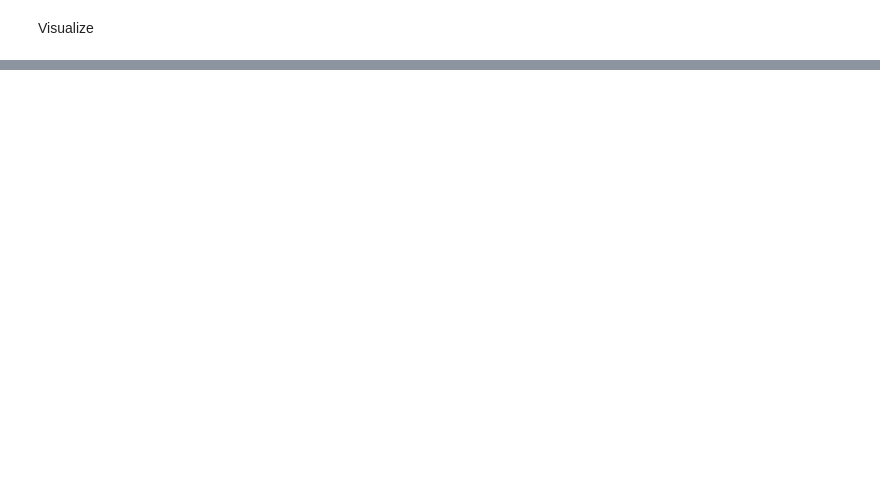
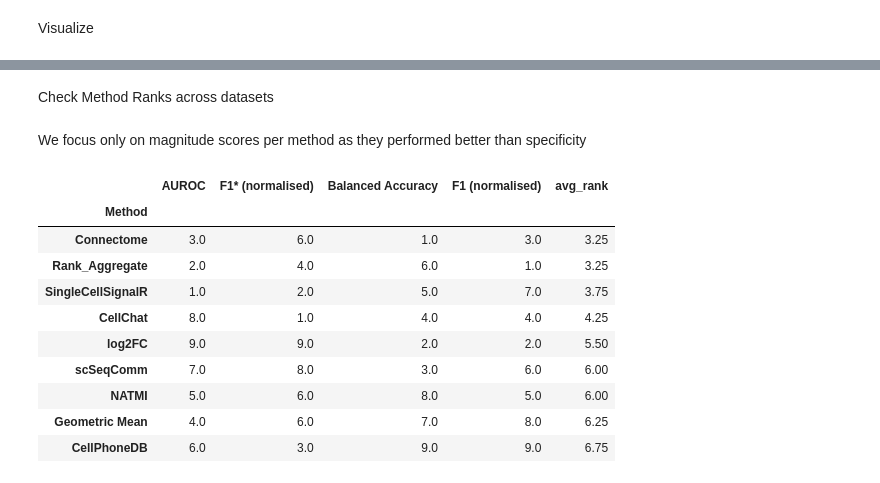
Before and after one commit to saezlab/lianaplus_manuscript, a Jupyter notebook: notebooks/slideseq_benchmark/benchmark_slideseq.ipynb, the cells around one changed output, grey strips where cells are left out. Cells and saved outputs as stored; diff of their text form; code cells hidden in the pictures; blank space fills up the shorter version.

```diff
--- a/notebooks/slideseq_benchmark/benchmark_slideseq.ipynb
+++ b/notebooks/slideseq_benchmark/benchmark_slideseq.ipynb
@@ -477,0 +481,10 @@ F1* (normalised): -0.037; 0.75049
+# %% [markdown]
+Check Method Ranks across datasets
+# %%
+metrics = ['AUROC', # per score
+           'F1* (normalised)', # per score
+           'Balanced Accuracy',
+           'F1 (normalised)'
+           ]
+# %% [markdown]
+We focus only on magnitude scores per method as they performed better than specificity
@@ -477,0 +498,20 @@ F1* (normalised): -0.037; 0.75049
+# %%
+ranks = res[[*metrics, 'Method', 'Score', 'Dataset']].copy()
+# %%
+ranks = ranks.groupby('Method').median(numeric_only=True).rank(ascending=False, method='average')
+# %%
+ranks['avg_rank'] = ranks.mean(axis=1)
+# %%
+ranks.sort_values("avg_rank")
+# %% [output]
+|  | AUROC | F1* (normalised) | Balanced Accuracy | F1 (normalised) | avg_rank |
+| Method |  |  |  |  |  |
+| Connectome | 3.0 | 6.0 | 1.0 | 3.0 | 3.25 |
+| Rank_Aggregate | 2.0 | 4.0 | 6.0 | 1.0 | 3.25 |
+| SingleCellSignalR | 1.0 | 2.0 | 5.0 | 7.0 | 3.75 |
+| CellChat | 8.0 | 1.0 | 4.0 | 4.0 | 4.25 |
+| log2FC | 9.0 | 9.0 | 2.0 | 2.0 | 5.50 |
+| scSeqComm | 7.0 | 8.0 | 3.0 | 6.0 | 6.00 |
+| NATMI | 5.0 | 6.0 | 8.0 | 5.0 | 6.00 |
+| Geometric Mean | 4.0 | 6.0 | 7.0 | 8.0 | 6.25 |
+| CellPhoneDB | 6.0 | 3.0 | 9.0 | 9.0 | 6.75 |
```
Also changed, not shown: parts of 9 cells of this notebook, 10 other files.
